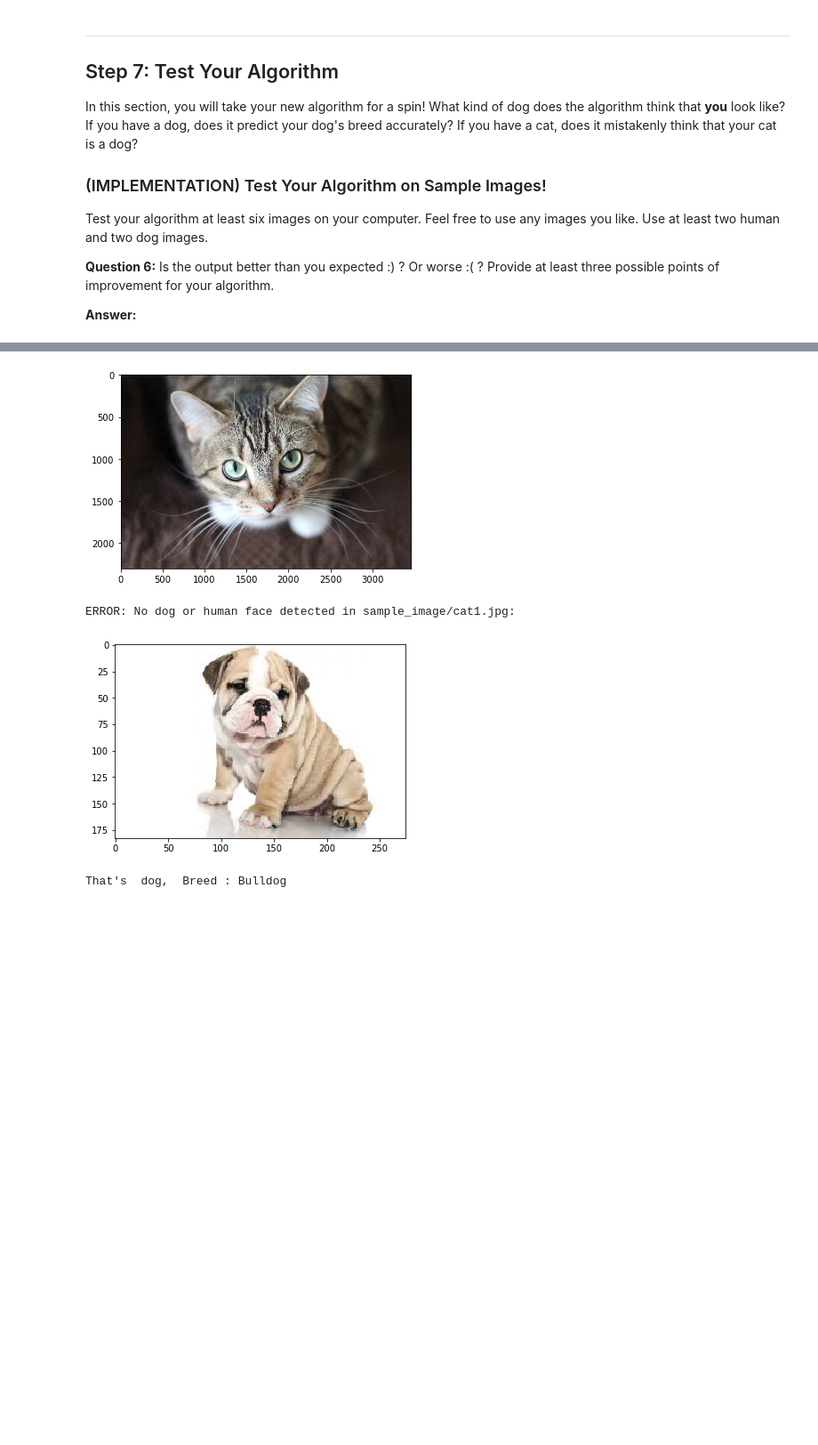
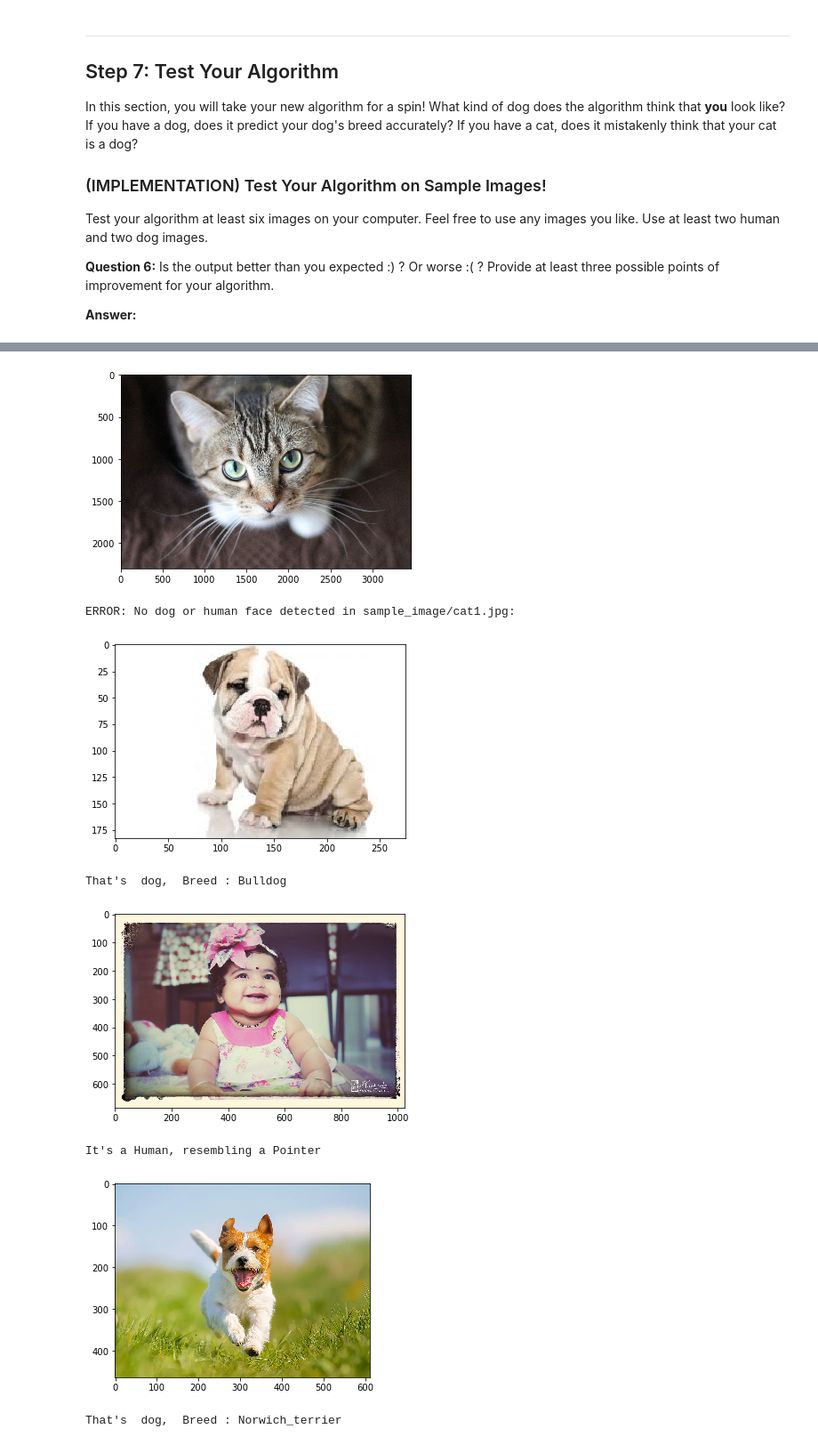
Before and after one commit to harishmalan/aind_Dog_Breed_Classification, a Jupyter notebook: dog_app.ipynb, the cells around one changed output, grey strips where cells are left out. Shown at 89% size. Drawn from its saved outputs; the diff is of its cells as text; code cells hidden in the pictures; blank space fills up the shorter version.

```diff
--- a/dog_app.ipynb
+++ b/dog_app.ipynb
@@ -747,5 +747,7 @@ predict_breed2("sample_image/human1.jpg")
 predict_breed2("sample_image/dog1.jpg")
 predict_breed2("sample_image/cat1.jpg")
 predict_breed2("sample_image/dog3.jpg")
+predict_breed2("sample_image/human2.jpg")
+predict_breed2("sample_image/dog4.jpg")
 # %% [output]
 [figure]
@@ -753,6 +755,10 @@ It's a Human, resembling a Bull_terrier
 [figure]
 That's  dog,  Breed : Golden_retriever
 [figure]
 ERROR: No dog or human face detected in sample_image/cat1.jpg:
 [figure]
 That's  dog,  Breed : Bulldog
+[figure, added]
+It's a Human, resembling a Pointer
+[figure, added]
+That's  dog,  Breed : Norwich_terrier
```
Also changed, not shown: parts of 8 cells of this notebook, 1 other file.
